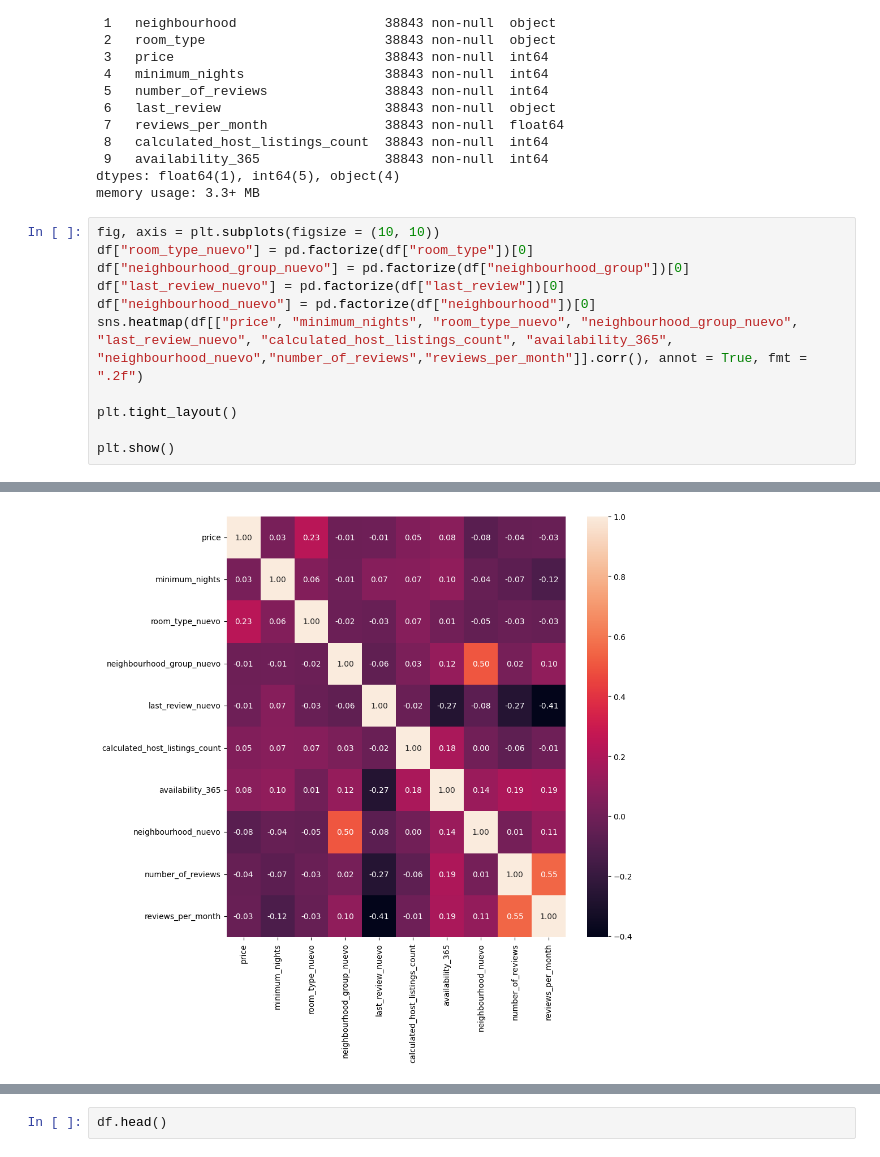
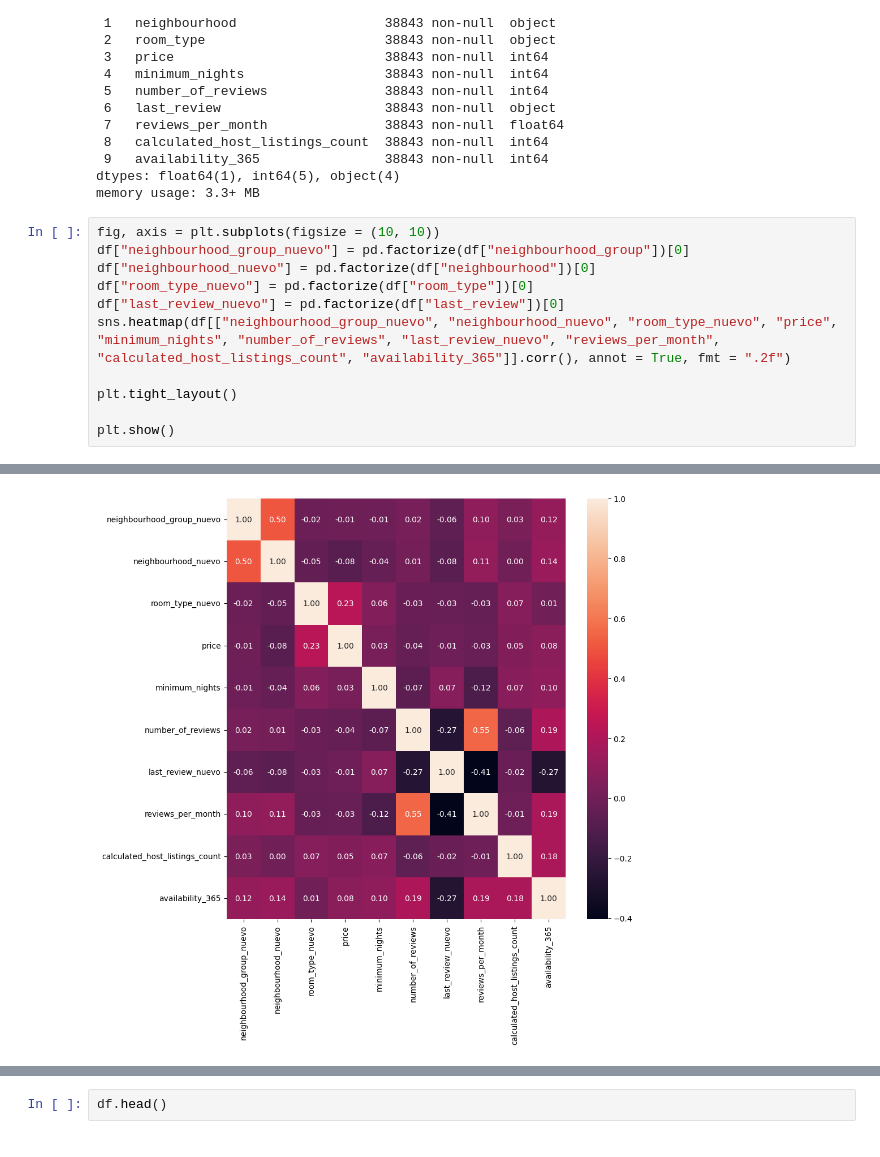
Before and after one commit to Jorge3127/machine-learning-python-template-Jorge3127, a Jupyter notebook: src/explore.ipynb, the cells around one changed output, grey strips where cells are left out. Drawn from its saved outputs; the diff is of its cells as text.

```diff
--- a/src/explore.ipynb
+++ b/src/explore.ipynb
@@ -348,11 +348,11 @@ dtypes: float64(1), int64(5), object(4)
 memory usage: 3.3+ MB
 # %%
 fig, axis = plt.subplots(figsize = (10, 10))
+df["neighbourhood_group_nuevo"] = pd.factorize(df["neighbourhood_group"])[0]
+df["neighbourhood_nuevo"] = pd.factorize(df["neighbourhood"])[0]
 df["room_type_nuevo"] = pd.factorize(df["room_type"])[0]
-df["neighbourhood_group_nuevo"] = pd.factorize(df["neighbourhood_group"])[0]
 df["last_review_nuevo"] = pd.factorize(df["last_review"])[0]
-df["neighbourhood_nuevo"] = pd.factorize(df["neighbourhood"])[0]
-sns.heatmap(df[["price", "minimum_nights", "room_type_nuevo", "neighbourhood_group_nuevo", "last_review_nuevo", "calculated_host_listings_count", "availability_365", "neighbourhood_nuevo","number_of_reviews","reviews_per_month"]].corr(), annot = True, fmt = ".2f")
+sns.heatmap(df[["neighbourhood_group_nuevo", "neighbourhood_nuevo", "room_type_nuevo", "price", "minimum_nights", "number_of_reviews", "last_review_nuevo", "reviews_per_month", "calculated_host_listings_count", "availability_365"]].corr(), annot = True, fmt = ".2f")
 
 plt.tight_layout()
 
@@ -381 +381 @@ See the caveats in the documentation: https://pandas.pydata.org/pandas-docs/stab
-[figure, old version]
+[figure, new version]
```
Also changed, not shown: parts of 13 cells of this notebook.
